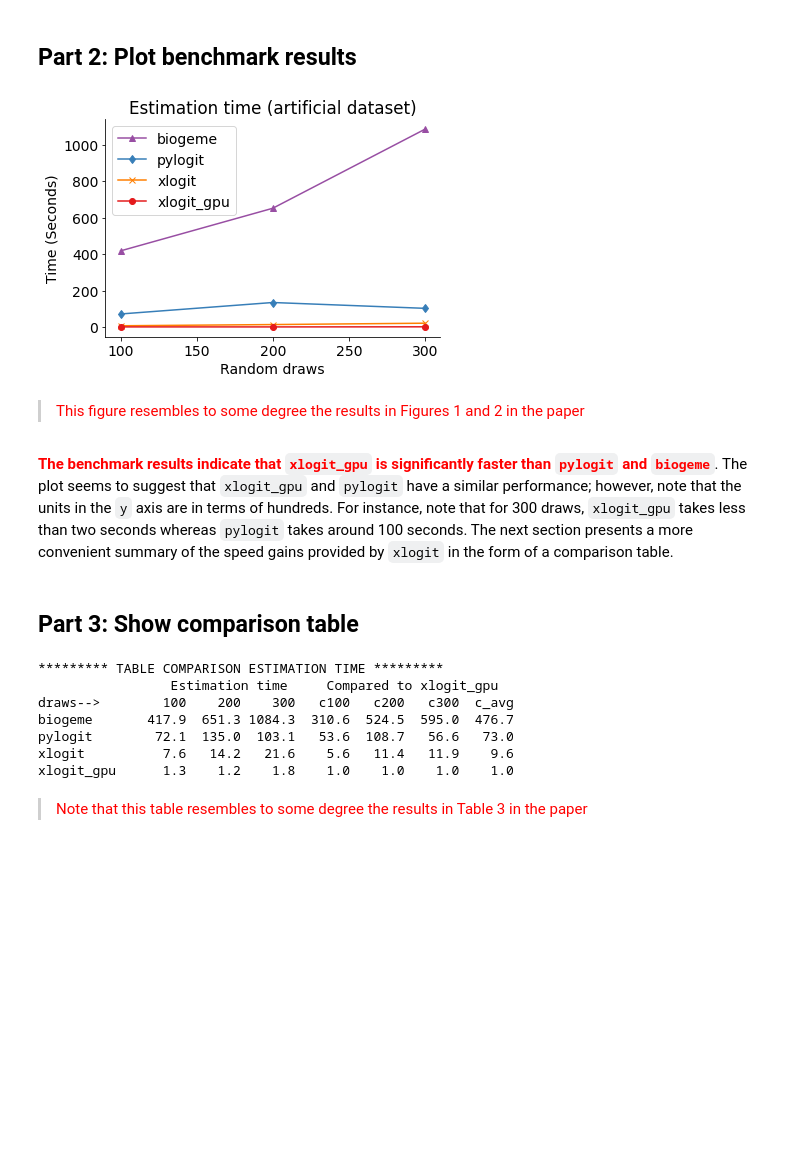
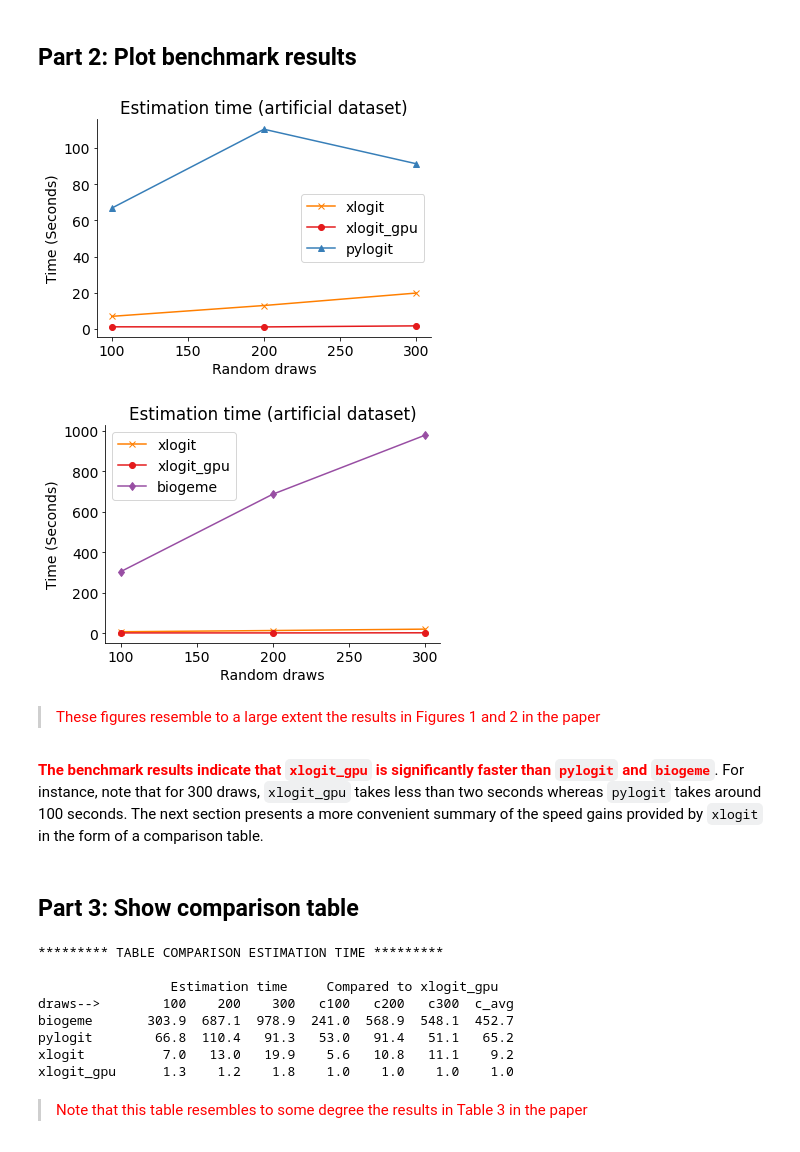
Before and after one commit to arteagac/xlogit, a Jupyter notebook: examples/benchmark/google_colab_benchmark.ipynb, the cells around one changed output. Saved outputs shown, nothing was run; the diff lists cells and outputs as text; code cells hidden in the pictures; blank space fills up the shorter version.

Commit message:
Benchmark instructions updated

```diff
--- a/examples/benchmark/google_colab_benchmark.ipynb
+++ b/examples/benchmark/google_colab_benchmark.ipynb
@@ -258,27 +258,33 @@ import matplotlib
 matplotlib.rcParams.update({'font.size': 14,
                             'axes.spines.right': False,
                             'axes.spines.top': False})
-markers = ['^', 'd', 'x', 'o', '^', '|']
-colors = [ "#984ea3", "#377eb8", "#ff7f00", "#e41a1c", "#984ea3",
-          "#a4c500"]
-libs = ['biogeme', 'pylogit', 'xlogit', 'xlogit_gpu']
+markers = {'xlogit': 'x', 'xlogit_gpu': 'o', 'biogeme': 'd', 'pylogit': '^'}
+colors = {'xlogit': '#ff7f00', 'xlogit_gpu': '#e41a1c', 'biogeme': '#984ea3',
+           'pylogit': '#377eb8'}
+libs = ['xlogit', 'xlogit_gpu' ,'biogeme', 'pylogit']
 # %%
 # Plot time benchmark
-plt.figure()
-for i, lib in enumerate(libs):
-    d = rdf[rdf.library == lib][["draws", "time"]].values.T
-    plt.plot(d[0], d[1], marker=markers[i], c=colors[i])
-plt.legend(libs)
-plt.xlabel("Random draws")
-plt.ylabel("Time (Seconds)")
-plt.title("Estimation time (artificial dataset)")
-plt.show()
+def plot_time_benchmark(plib):
+    plibs = ["xlogit", "xlogit_gpu", plib]
+    for i, lib in enumerate(plibs):
+        d = rdf[rdf.library == lib][["draws", "time"]].values.T
+        plt.plot(d[0], d[1], marker=markers[lib], c=colors[lib])
+    plt.legend(plibs)
+    plt.xlabel("Random draws")
+    plt.ylabel("Time (Seconds)")
+    plt.title("Estimation time (artificial dataset)")
+    plt.show()
+    plt.close()
+
+plot_time_benchmark("pylogit")
+plot_time_benchmark("biogeme")
 # %% [output]
-[figure, old version]
+[figure, new version]
+[figure, added]
 # %% [markdown]
-> <font color='red'> This figure resembles to some degree the results in Figures 1 and 2 in the paper </font>
+> <font color='red'>These figures resemble to a large extent the results in Figures 1 and 2 in the paper</font>
 # %% [markdown]
-**<font color='red'>The benchmark results indicate that `xlogit_gpu` is significantly faster than `pylogit` and `biogeme`</font>**. The plot seems to suggest that `xlogit_gpu` and `pylogit` have a similar performance; however, note that the units in the `y` axis are in terms of hundreds. For instance, note that for 300 draws, `xlogit_gpu` takes less than two seconds whereas `pylogit` takes around 100 seconds. The next section presents a more convenient summary of the speed gains provided by `xlogit` in the form of a comparison table.
+**<font color='red'>The benchmark results indicate that `xlogit_gpu` is significantly faster than `pylogit` and `biogeme`</font>**. For instance, note that for 300 draws, `xlogit_gpu` takes less than two seconds whereas `pylogit` takes around 100 seconds. The next section presents a more convenient summary of the speed gains provided by `xlogit` in the form of a comparison table.
 # %% [markdown]
 ## Part 3: Show comparison table
 # %%
@@ -303,11 +309,12 @@ for row in dfc.iterrows():
         row[0], c[0], c[1], c[2], c[3], c[4], c[5], c[6]))
 # %% [output]
 ********* TABLE COMPARISON ESTIMATION TIME *********
+
                  Estimation time     Compared to xlogit_gpu
 draws-->        100    200    300   c100   c200   c300  c_avg
-biogeme       417.9  651.3 1084.3  310.6  524.5  595.0  476.7
-pylogit        72.1  135.0  103.1   53.6  108.7   56.6   73.0
-xlogit          7.6   14.2   21.6    5.6   11.4   11.9    9.6
+biogeme       303.9  687.1  978.9  241.0  568.9  548.1  452.7
+pylogit        66.8  110.4   91.3   53.0   91.4   51.1   65.2
+xlogit          7.0   13.0   19.9    5.6   10.8   11.1    9.2
 xlogit_gpu      1.3    1.2    1.8    1.0    1.0    1.0    1.0
 # %% [markdown]
 > <font color='red'>  Note that this table resembles to some degree the results in Table 3 in the paper </font>
```
Also changed, not shown: parts of 12 cells of this notebook.
